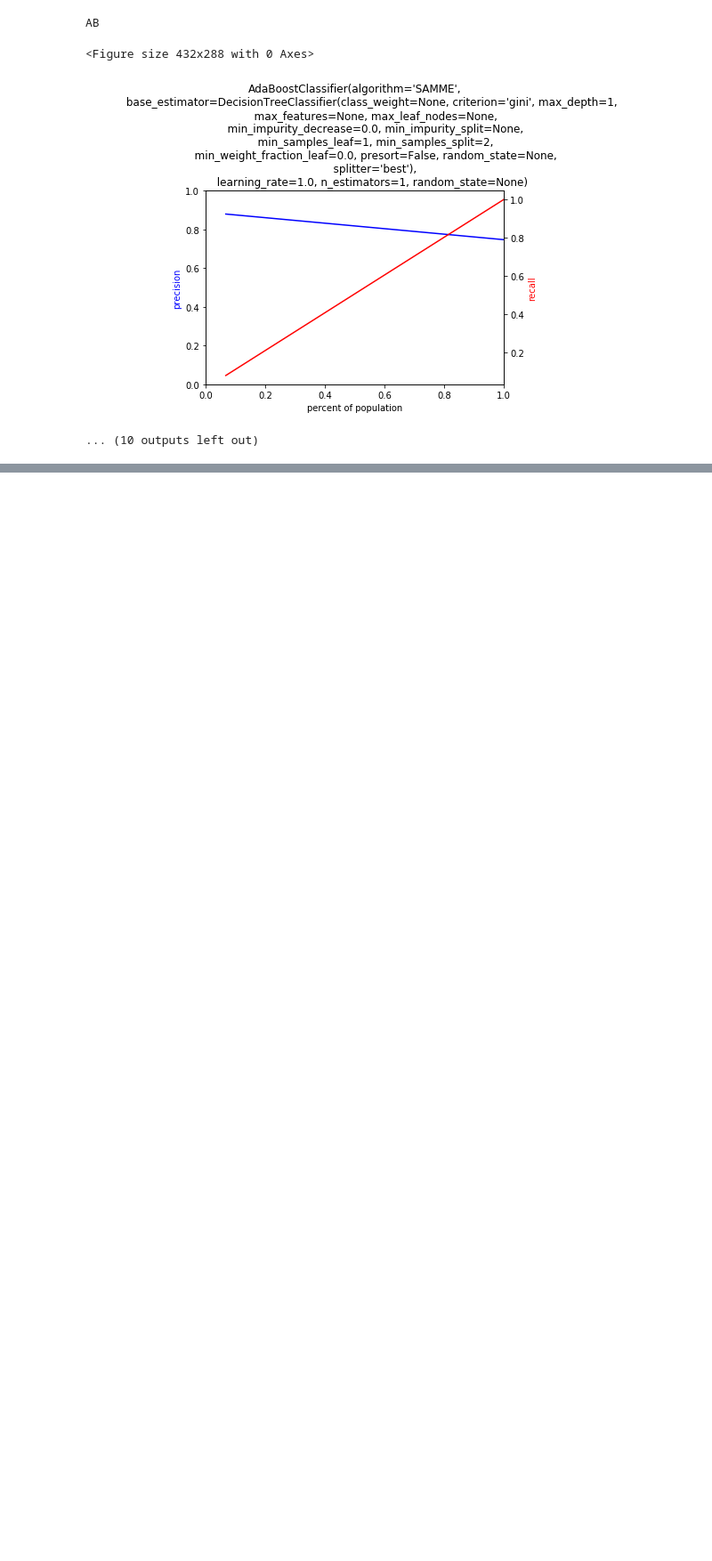
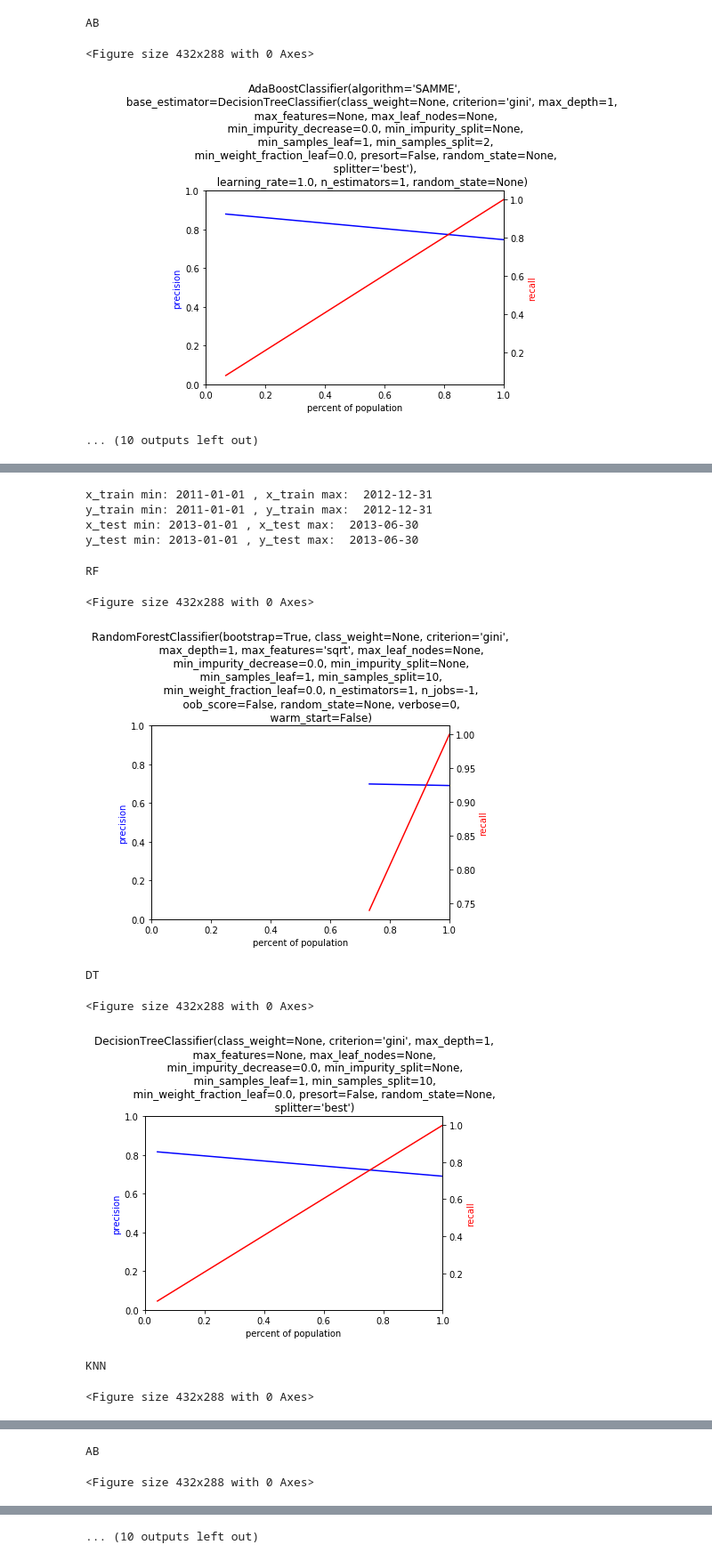
Before and after one commit to kochandrea/MachineLearning_CAPP30254, a Jupyter notebook: Homework_3/Pipeline.ipynb, the cells around one changed output, grey strips where cells are left out. Shown at 89% size. Saved outputs shown, nothing was run; the diff lists cells and outputs as text; code cells hidden in the pictures; blank space fills up the shorter version.

```diff
--- a/Homework_3/Pipeline.ipynb
+++ b/Homework_3/Pipeline.ipynb
@@ -118,0 +137,19 @@ AB
+# %%
+X_train, X_test, y_train, y_test = pf.create_temporal_split_dfs(labeled_df,
+                                                                features, target, 3)
+# %% [output]
+x_train min: 2011-01-01 , x_train max:  2012-12-31
+y_train min: 2011-01-01 , y_train max:  2012-12-31
+x_test min: 2013-01-01 , x_test max:  2013-06-30
+y_test min: 2013-01-01 , y_test max:  2013-06-30
+# %%
+pf.go_function(X_train, X_test, y_train, y_test['fully_funded'])
+# %% [output]
+RF
+<Figure size 432x288 with 0 Axes>
+[figure, added]
+DT
+<Figure size 432x288 with 0 Axes>
+[figure, added]
+KNN
+<Figure size 432x288 with 0 Axes>
@@ -118,0 +157,2 @@ AB
+AB
+<Figure size 432x288 with 0 Axes>
@@ -118,0 +160 @@ AB
+... (10 outputs left out)
```
Also changed, not shown: parts of 15 cells of this notebook, 3 other files.
